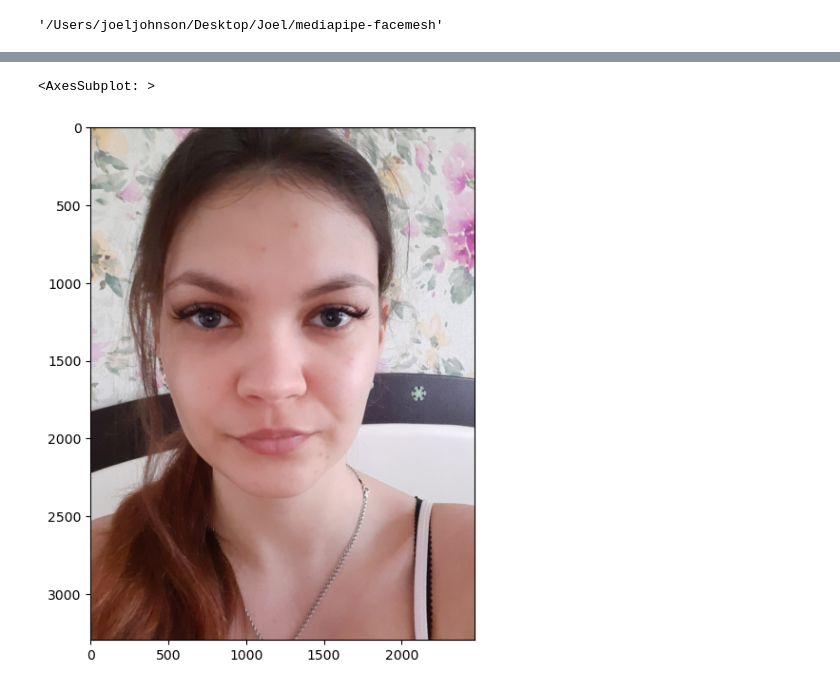
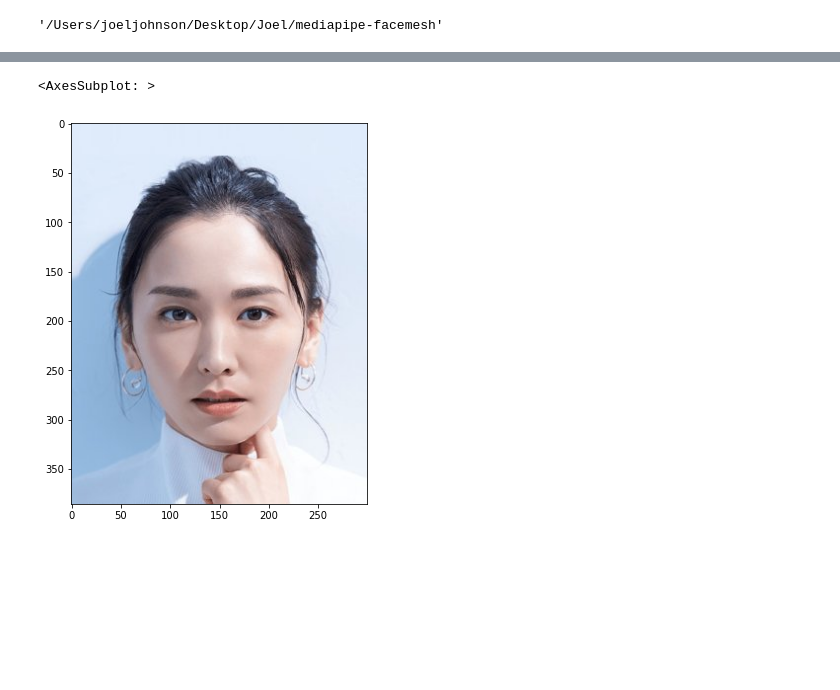
Before and after one commit to jj-tech-io/mediapipe-facemesh, a Jupyter notebook: mediaPipeOriginal.ipynb, the cells around one changed output, grey strips where cells are left out. Saved outputs shown, nothing was run; the diff lists cells and outputs as text; code cells hidden in the pictures; blank space fills up the shorter version.

```diff
--- a/mediaPipeOriginal.ipynb
+++ b/mediaPipeOriginal.ipynb
@@ -210,12 +208,12 @@ def write_obj(obj_name,
 # %%
 #image source: https://mydramalist.com/people/461-aragaki-yui
 img_path = "./data/gakki.jpg"
 img_path2 = "/Users/joeljohnson/Desktop/data/Face_Segments/img/060037_4_028465_FEMALE_23.jpg"
-img_ori = skimage.io.imread(img_path2)
+img_ori = skimage.io.imread(img_path)
 imshow(img_ori)
 # %% [output]
 <AxesSubplot: >
-[figure, old version]
+[figure, new version]
 # %%
 img = img_ori
 # img = masked_image
```
Also changed, not shown: parts of 7 cells of this notebook, 2 other files.
